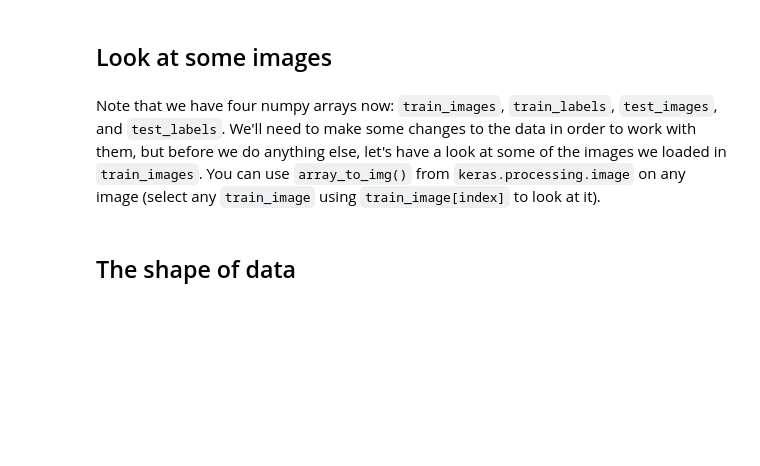
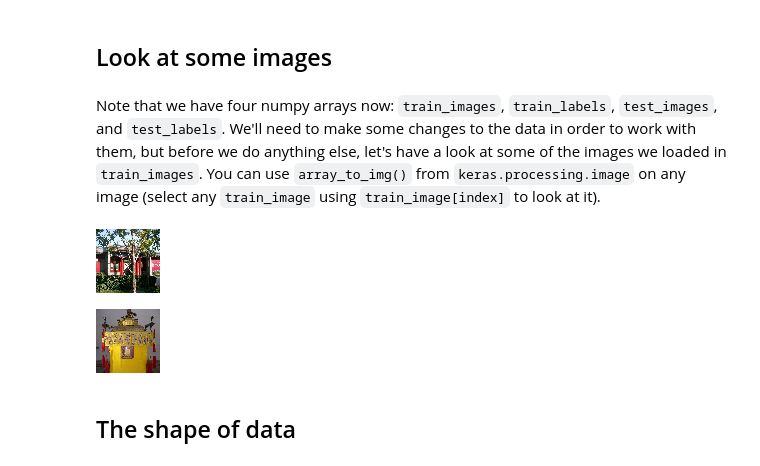
Before and after one commit to alexanderbeat/dsc-introduction-to-neural-networks-lab-online-ds-pt-100719, a Jupyter notebook: index.ipynb, the cells around one changed output. Saved outputs shown, nothing was run; the diff lists cells and outputs as text; code cells hidden in the pictures; blank space fills up the shorter version.

```diff
--- a/index.ipynb
+++ b/index.ipynb
@@ -55,8 +94,14 @@ NameError: name 'ImageDataGenerator' is not defined
 Note that we have four numpy arrays now: `train_images`, `train_labels`, `test_images`, and `test_labels`. We'll need to make some changes to the data in order to work with them, but before we do anything else, let's have a look at some of the images we loaded in `train_images`. You can use `array_to_img()` from `keras.processing.image` on any image (select any `train_image` using `train_image[index]` to look at it).
 # %%
 # Preview an image
+array_to_img(train_images[10])
+# %% [output]
+[figure, added]
 # %%
 # Preview another image
+array_to_img(train_images[130])
+# %% [output]
+[figure, added]
 # %% [markdown]
 ## The shape of data
 # %% [markdown]
```
Also changed, not shown: parts of 35 cells of this notebook.
